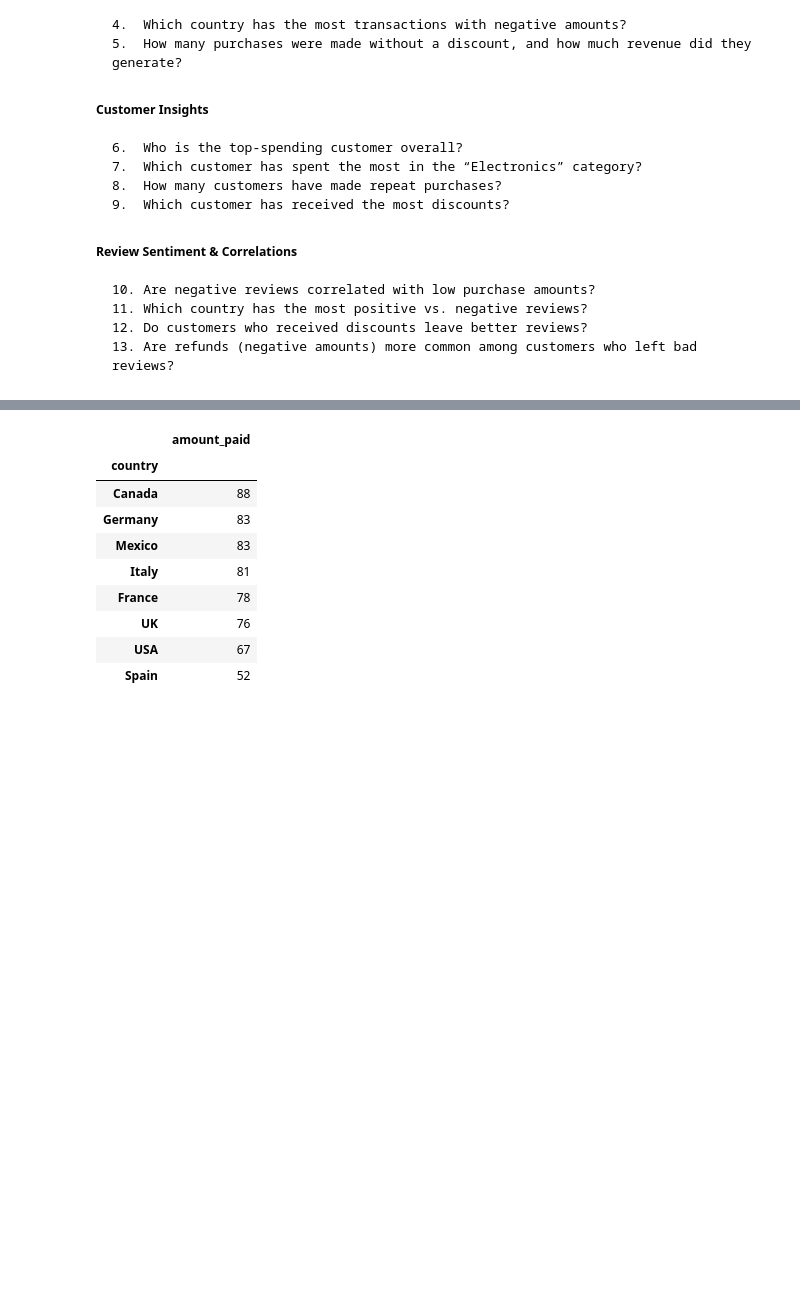
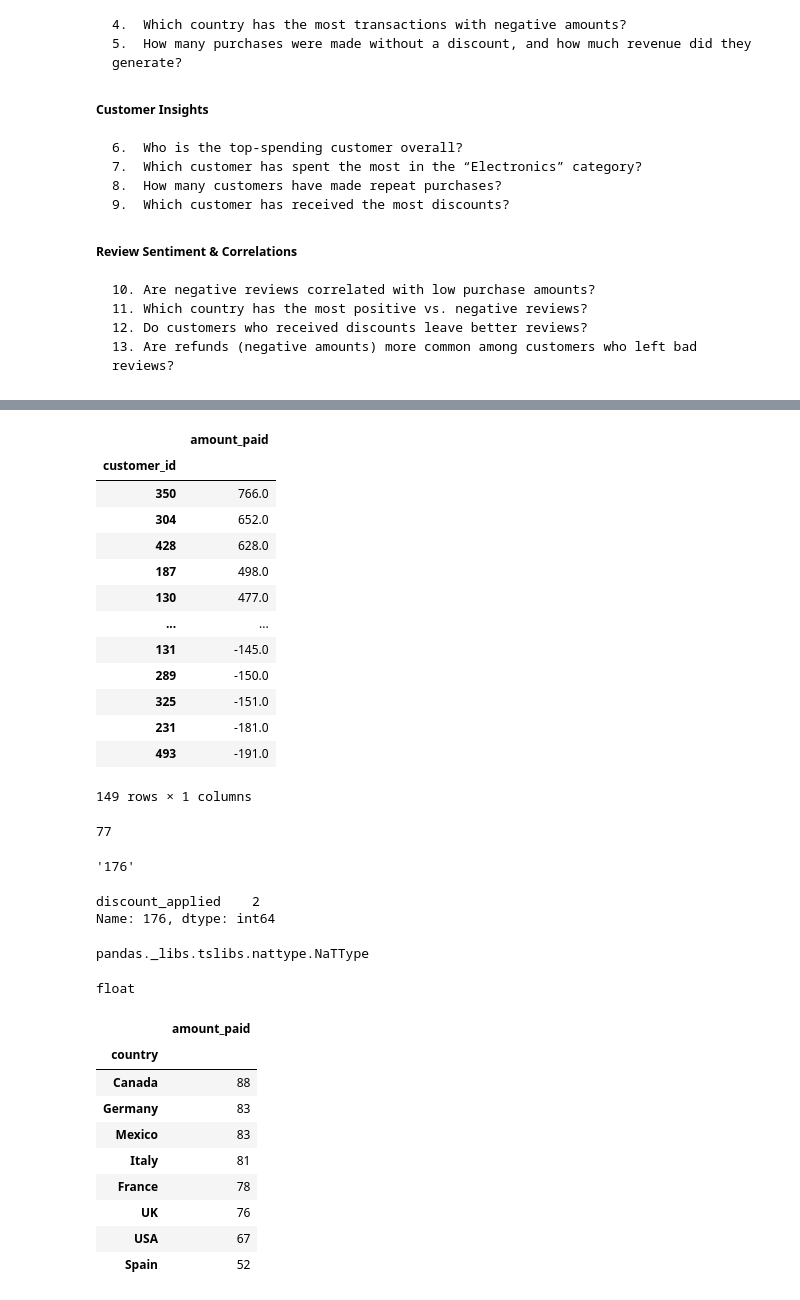
Before and after one commit to OscarFraile/EVOLVE, a Jupyter notebook: Fernando_Costa/Notebooks/pre/5.1.1 - Pandas III - Aggregation & combination.ipynb, the cells around one changed output, grey strips where cells are left out. Cells and saved outputs as stored; diff of their text form; code cells hidden in the pictures; blank space fills up the shorter version.

```diff
--- a/Fernando_Costa/Notebooks/pre/5.1.1 - Pandas III - Aggregation & combination.ipynb
+++ b/Fernando_Costa/Notebooks/pre/5.1.1 - Pandas III - Aggregation & combination.ipynb
@@ -871,3 +960,47 @@ df.sample()
+# %%
+# 	7.	Which customer has spent the most in the “Electronics” category?
+
+df[df["product_category"] == "Electronics"].groupby("customer_id").agg({"amount_paid":"sum"}).sort_values(by="amount_paid", ascending=False) # 350
+# %% [output]
+|  | amount_paid |
+| customer_id |  |
+| 350 | 766.0 |
+| 304 | 652.0 |
+| 428 | 628.0 |
+| 187 | 498.0 |
+| 130 | 477.0 |
+| ... | ... |
+| 131 | -145.0 |
+| 289 | -150.0 |
+| 325 | -151.0 |
+| 231 | -181.0 |
+| 493 | -191.0 |
+149 rows × 1 columns
+# %%
+#8.	How many customers have made repeat purchases?
+df2 = df.groupby("customer_id").agg({"amount_paid":"count"})
+len(set(df2[df2["amount_paid"] > 1].index))
+df2[df2["amount_paid"] > 1].shape[0]
+# %% [output]
+77
+# %%
+# 9.	Which customer has received the most discounts?"""
+id_cliente = df[df["discount_applied"] == True].groupby("customer_id").agg({"discount_applied":"count"}).sort_values(by="discount_applied", ascending=False).reset_index().iloc[0]["customer_id"]
+# %% [output]
+'176'
+# %%
+df[df["discount_applied"] == True].groupby("customer_id").agg({"discount_applied":"count"}).sort_values(by="discount_applied", ascending=False).iloc[0]
+# %% [output]
+discount_applied    2
+Name: 176, dtype: int64
+# %%
+type(df.loc[860]["purchase_date"])# no se han modificado filas (no se ha hecho ningún drop)
+# %% [output]
+pandas._libs.tslibs.nattype.NaTType
+# %%
+type(df.loc[860]["product_category"]) # Nan es un float en pandas: lo trata como float
+# %% [output]
+float
 # %%
 # QA: regex
 
```
Also changed, not shown: parts of 8 cells of this notebook.
